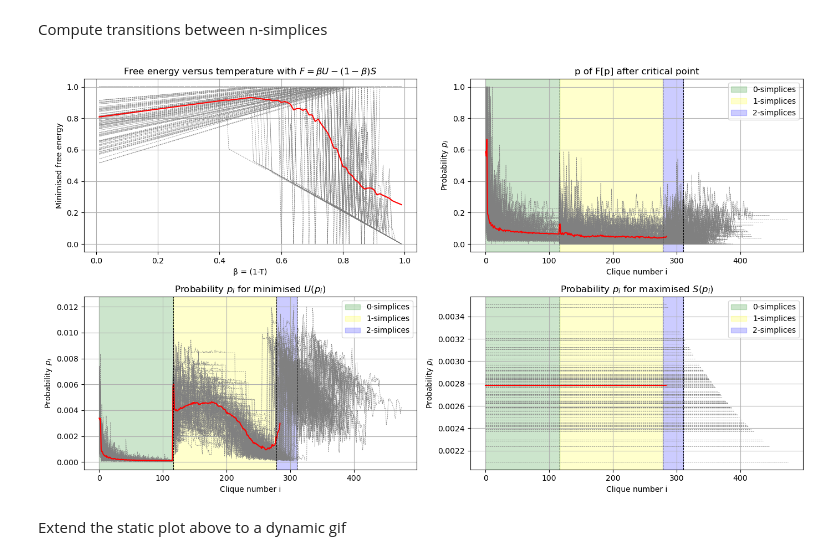
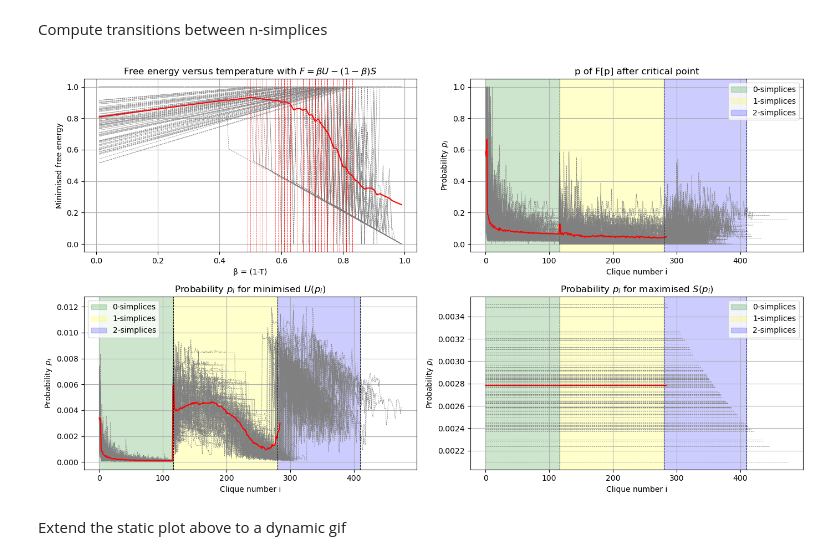
Before and after one commit to cyrilrommens/Free_energy_of_simplicial_complexes, a Jupyter notebook: Week_22.ipynb, the cells around one changed output. Saved outputs shown, nothing was run; the diff lists cells and outputs as text; code cells hidden in the pictures.

```diff
--- a/Week_22.ipynb
+++ b/Week_22.ipynb
@@ -325,6 +324,8 @@ f_list_iterations = list(zip(*original_data))[0]
 p_list_iterations = list(zip(*original_data))[1]
 P_Umin_list = list(zip(*original_data))[2]
 P_Smax_list = list(zip(*original_data))[3]
+
+dataset_size = len(f_list_iterations)
 # %% [markdown]
 Compute normalised free energy (between 0 and 1)
 # %%
@@ -364,6 +365,14 @@ N_edges = sum(1 for s in clique_complex if len(s) == 2)
 N_triangles = sum(1 for s in clique_complex if len(s) == 3)
 
 marker_x_values = [N_nodes, (N_nodes+N_edges), (N_nodes+N_edges+N_triangles)]
+# %%
+N_nodes = 116
+N_edges = 164
+N_triangles = 130
+
+marker_x_values = [N_nodes, (N_nodes+N_edges), (N_nodes+N_edges+N_triangles)]
+# %%
+temperature_list = np.arange(0.01, 1.0, 0.01)
 # %%
 # Create a figure with 2x2 subplots
 fig, axs = plt.subplots(2, 2, figsize=(14, 8))
@@ -371,7 +380,11 @@ fig, axs = plt.subplots(2, 2, figsize=(14, 8))
 # Plot histograms
 # F vs T
 for i in range(dataset_size):
-    axs[0, 0].plot(temperature_list, f_normalised_iterations[i], color='grey', linestyle='--', linewidth=0.5)
+    f_list = f_normalised_iterations[i]
+    axs[0, 0].plot(temperature_list, f_list, color='grey', linestyle='--', linewidth=0.5)
+    phase_transition = f_list.index(max(f_list))
+    if phase_transition > 0:
+        axs[0, 0].axvline(x=phase_transition/100, color='red', linestyle='--', linewidth=0.4)
 f_list_average = [sum(x) / len(x) for x in zip(*f_normalised_iterations)]
 axs[0, 0].plot(temperature_list, f_list_average, color='red')
 
@@ -426,33 +439,33 @@ for marker_x in marker_x_values:
 
 axs[1, 0].axvspan(xmin=0, xmax=N_nodes, alpha=0.2, color='green', label='0-simplices')
 axs[1, 0].axvspan(xmin=N_nodes, xmax=(N_nodes + N_edges), alpha=0.2, color='yellow', label='1-simplices')
 axs[1, 0].axvspan(xmin=(N_nodes + N_edges), xmax=(N_nodes + N_edges + N_triangles), alpha=0.2, color='blue', label='2-simplices')
 axs[1, 0].legend()
 
 # Pure entropy
 for i in range(dataset_size):
     axs[1, 1].plot(P_Smax_list[i], color='grey', linestyle='--', linewidth=0.5)
 P_Smax_average = [sum(x) / len(x) for x in zip(*P_Smax_list)]
 axs[1, 1].plot(P_Smax_average, color='red')
 axs[1, 1].set_title('Probability $p_i$ for maximised $S(p_i)$')
 axs[1, 1].set_xlabel('Clique number i')
 axs[1, 1].set_ylabel('Probability $p_i$')
 axs[1, 1].grid(True)
 
 for marker_x in marker_x_values:
     axs[1, 1].axvline(x=marker_x, color='black', linestyle='--', linewidth=0.7)  # Add vertical dashed lines
 
 axs[1, 1].axvspan(xmin=0, xmax=N_nodes, alpha=0.2, color='green', label='0-simplices')
 axs[1, 1].axvspan(xmin=N_nodes, xmax=(N_nodes + N_edges), alpha=0.2, color='yellow', label='1-simplices')
 axs[1, 1].axvspan(xmin=(N_nodes + N_edges), xmax=(N_nodes + N_edges + N_triangles), alpha=0.2, color='blue', label='2-simplices')
 axs[1, 1].legend(loc='upper right')
 
 # Adjust layout
 plt.tight_layout()
 
 # Show the plot
 plt.show()
 # %% [output]
-[figure, old version]
+[figure, new version]
 # %% [markdown]
 Extend the static plot above to a dynamic gif
```
Also changed, not shown: parts of 7 cells of this notebook, 1 other file.
